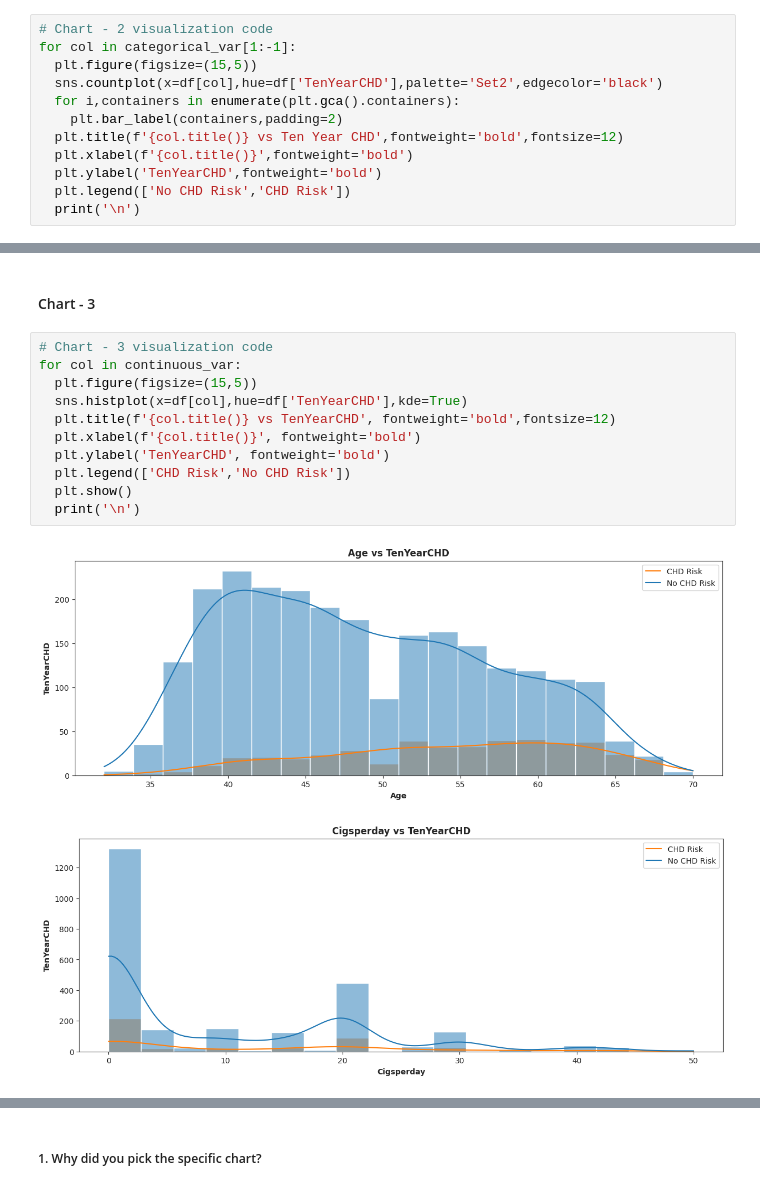
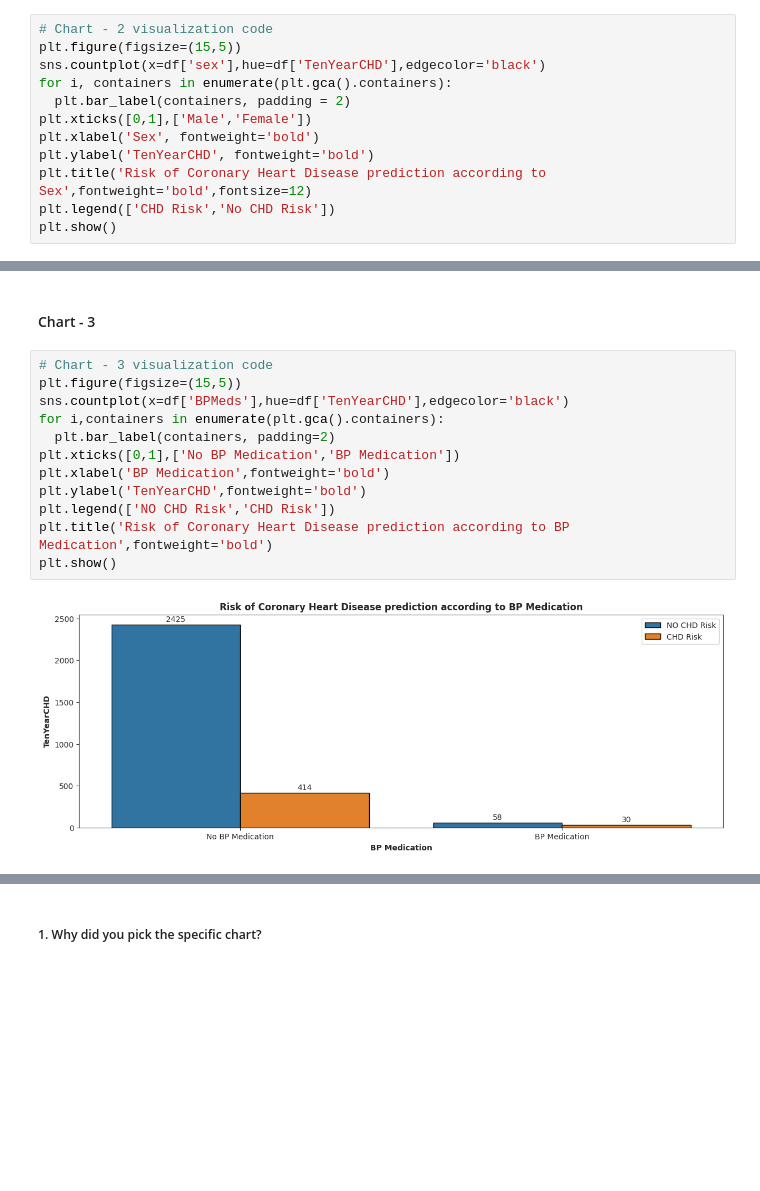
Before and after one commit to Mrinal-Official/Cardiovascular-Risk-Prediction, a Jupyter notebook: Cardiovascular_Risk_Prediction_notebook.ipynb, the cells around one changed output, grey strips where cells are left out. Cells and saved outputs as stored; diff of their text form; blank space fills up the shorter version.

```diff
--- a/Cardiovascular_Risk_Prediction_notebook.ipynb
+++ b/Cardiovascular_Risk_Prediction_notebook.ipynb
@@ -486,13 +423,13 @@ x
 # %%
 # Chart - 2 visualization code
-for col in categorical_var[1:-1]:
-  plt.figure(figsize=(15,5))
-  sns.countplot(x=df[col],hue=df['TenYearCHD'],palette='Set2',edgecolor='black')
-  for i,containers in enumerate(plt.gca().containers):
-    plt.bar_label(containers,padding=2)
-  plt.title(f'{col.title()} vs Ten Year CHD',fontweight='bold',fontsize=12)
-  plt.xlabel(f'{col.title()}',fontweight='bold')
-  plt.ylabel('TenYearCHD',fontweight='bold')
-  plt.legend(['No CHD Risk','CHD Risk'])
-  print('\n')
+plt.figure(figsize=(15,5))
+sns.countplot(x=df['sex'],hue=df['TenYearCHD'],edgecolor='black')
+for i, containers in enumerate(plt.gca().containers):
+  plt.bar_label(containers, padding = 2)
+plt.xticks([0,1],['Male','Female'])
+plt.xlabel('Sex', fontweight='bold')
+plt.ylabel('TenYearCHD', fontweight='bold')
+plt.title('Risk of Coronary Heart Disease prediction according to Sex',fontweight='bold',fontsize=12)
+plt.legend(['CHD Risk','No CHD Risk'])
+plt.show()
 # %% [output]
@@ -519,15 +451,15 @@ Answer Here
 #### Chart - 3
 # %%
 # Chart - 3 visualization code
-for col in continuous_var:
-  plt.figure(figsize=(15,5))
-  sns.histplot(x=df[col],hue=df['TenYearCHD'],kde=True)
-  plt.title(f'{col.title()} vs TenYearCHD', fontweight='bold',fontsize=12)
-  plt.xlabel(f'{col.title()}', fontweight='bold')
-  plt.ylabel('TenYearCHD', fontweight='bold')
-  plt.legend(['CHD Risk','No CHD Risk'])
-  plt.show()
-  print('\n')
+plt.figure(figsize=(15,5))
+sns.countplot(x=df['BPMeds'],hue=df['TenYearCHD'],edgecolor='black')
+for i,containers in enumerate(plt.gca().containers):
+  plt.bar_label(containers, padding=2)
+plt.xticks([0,1],['No BP Medication','BP Medication'])
+plt.xlabel('BP Medication',fontweight='bold')
+plt.ylabel('TenYearCHD',fontweight='bold')
+plt.legend(['NO CHD Risk','CHD Risk'])
+plt.title('Risk of Coronary Heart Disease prediction according to BP Medication',fontweight='bold')
+plt.show()
 # %% [output]
-[figure, old version]
+[figure, new version]
-[figure, removed]
```
Also changed, not shown: parts of 22 cells of this notebook.
